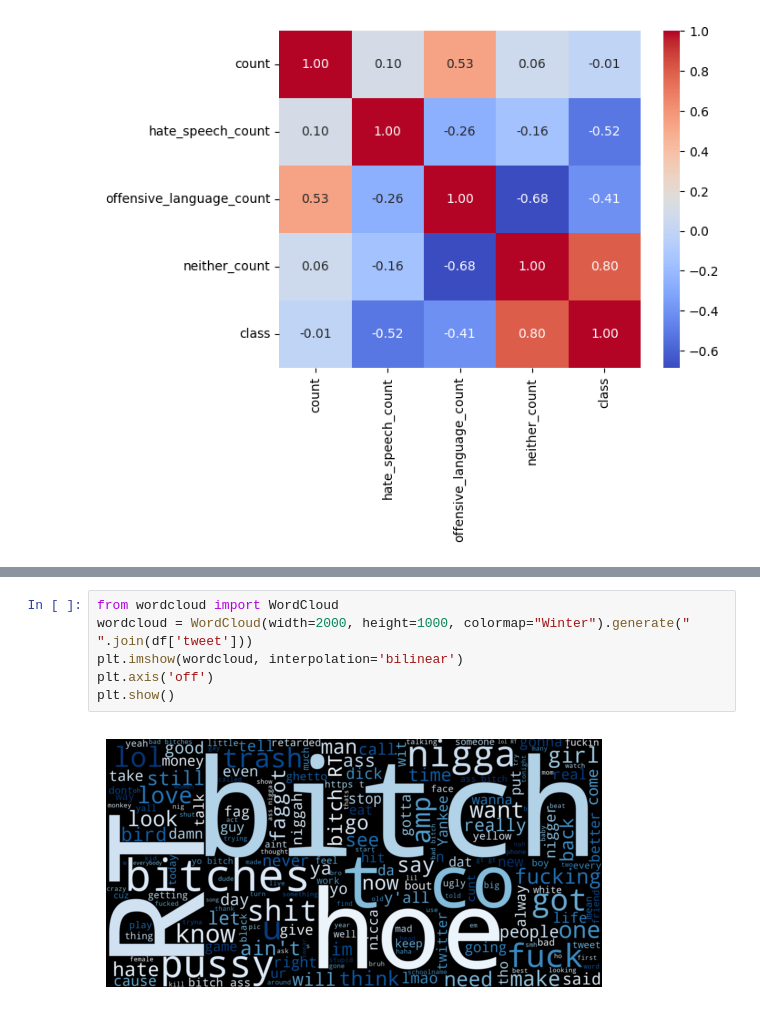
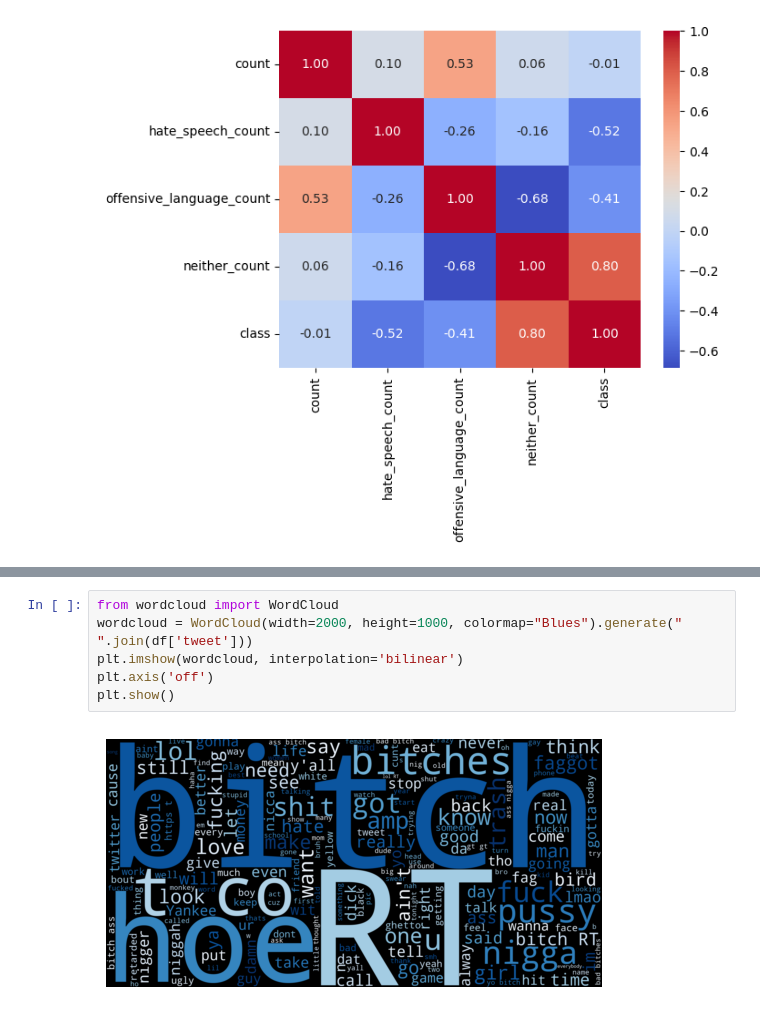
Before and after one commit to RajVarunn/nlp_sentimentanalysis, a Jupyter notebook: sr.ipynb, the cells around one changed output, grey strips where cells are left out. Cells and saved outputs as stored; diff of their text form.

```diff
--- a/sr.ipynb
+++ b/sr.ipynb
@@ -179,8 +176,8 @@ plt.show()
 # %%
 from wordcloud import WordCloud
-wordcloud = WordCloud(width=2000, height=1000, colormap="Winter").generate(" ".join(df['tweet']))
+wordcloud = WordCloud(width=2000, height=1000, colormap="Blues").generate(" ".join(df['tweet']))
 plt.imshow(wordcloud, interpolation='bilinear')
 plt.axis('off')
 plt.show()
 # %% [output]
-[figure, old version]
+[figure, new version]
```
Also changed, not shown: parts of 8 cells of this notebook.
